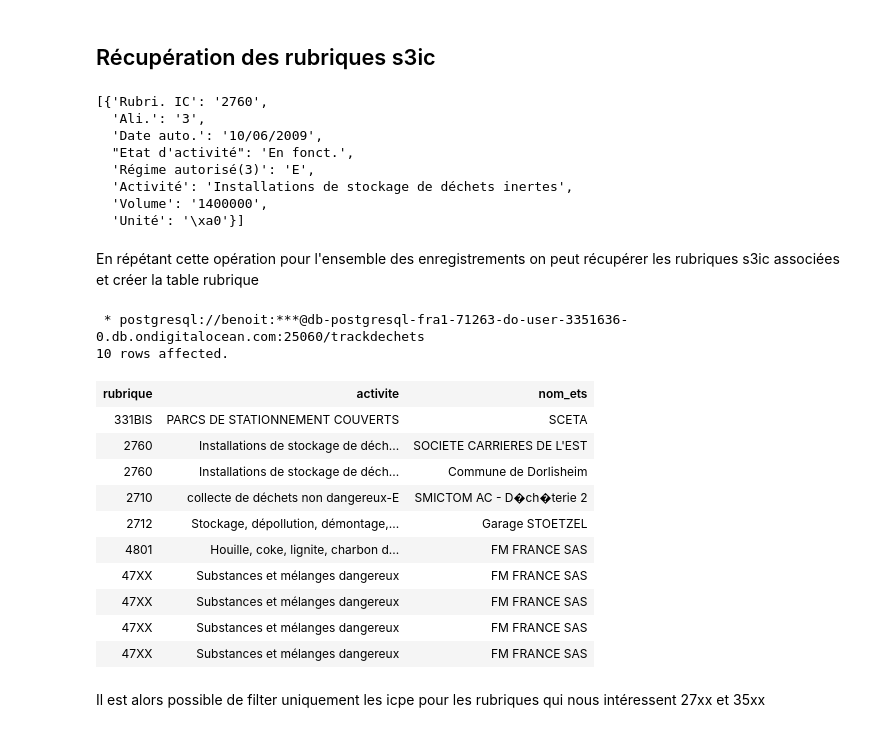
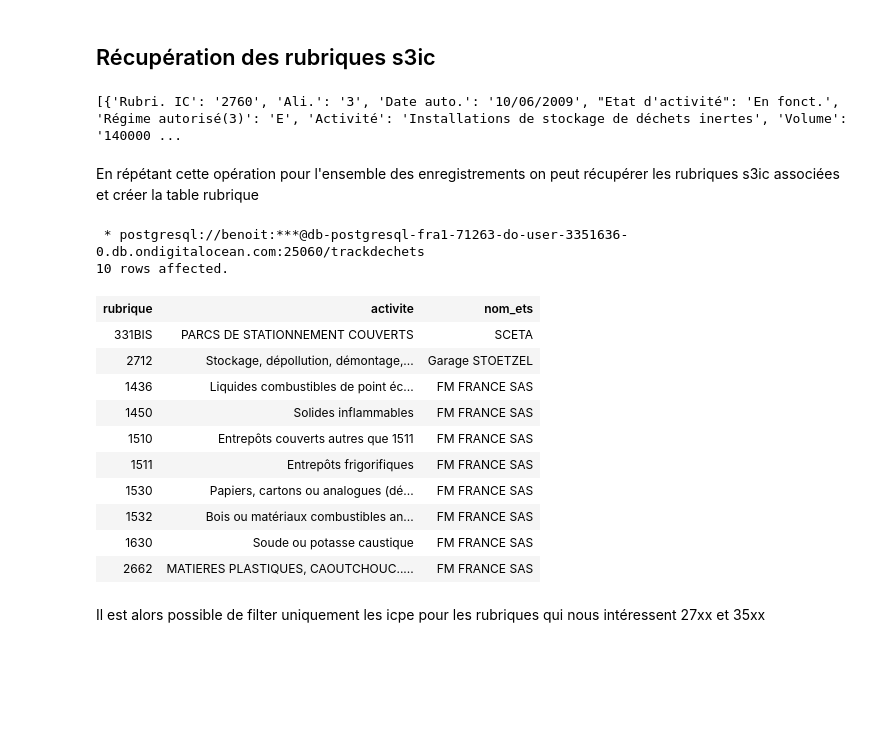
Before and after one commit to MTES-MCT/trackdechets-datascience, a Jupyter notebook: notebooks/trackdechets.ipynb, the cells around one changed output. Cells and saved outputs as stored; diff of their text form; code cells hidden in the pictures; blank space fills up the shorter version.

```diff
--- a/notebooks/trackdechets.ipynb
+++ b/notebooks/trackdechets.ipynb
@@ -89,17 +88,14 @@ from trackdechets.utils import parse_icpe_fiche_detail
 url = """
 http://www.installationsclassees.developpement-durable.gouv.fr
 /ficheEtablissement.php?champEtablBase=30&champEtablNumero=12015"""
-response = requests.get(url)
-parse_icpe_fiche_detail(response.text)
+scraper = IcpeScraper(url)
+with requests.Session() as session:
+    scraper.fetch_url(session)
+    scraper.parse()
+    scraper.find_rubriques()
+print(scraper.rubriques)
 # %% [output]
-[{'Rubri. IC': '2760',
-  'Ali.': '3',
-  'Date auto.': '10/06/2009',
-  "Etat d'activité": 'En fonct.',
-  'Régime autorisé(3)': 'E',
-  'Activité': 'Installations de stockage de déchets inertes',
-  'Volume': '1400000',
-  'Unité': '\xa0'}]
+[{'Rubri. IC': '2760', 'Ali.': '3', 'Date auto.': '10/06/2009', "Etat d'activité": 'En fonct.', 'Régime autorisé(3)': 'E', 'Activité': 'Installations de stockage de déchets inertes', 'Volume': '140000 ...
 # %% [markdown]
 En répétant cette opération pour l'ensemble des enregistrements
 on peut récupérer les rubriques s3ic associées et créer la table
@@ -107,27 +103,27 @@ rubrique
 # %%
 %%sql
 SELECT
     A.rubrique,
     A.activite,
     B.nom_ets
 FROM rubrique as A
 LEFT JOIN icpe as B
-ON A.icpe_id = B.id
+ON A.code_s3ic = B.code_s3ic
 LIMIT 10
 # %% [output]
  * postgresql://benoit:***@db-postgresql-fra1-71263-do-user-3351636-0.db.ondigitalocean.com:25060/trackdechets
 10 rows affected.
 | rubrique | activite | nom_ets |
 | 331BIS | PARCS DE STATIONNEMENT COUVERTS | SCETA |
-| 2760 | Installations de stockage de déch... | SOCIETE CARRIERES DE L'EST |
-| 2760 | Installations de stockage de déch... | Commune de Dorlisheim |
-| 2710 | collecte de déchets non dangereux-E | SMICTOM AC - D�ch�terie 2 |
 | 2712 | Stockage, dépollution, démontage,... | Garage STOETZEL |
-| 4801 | Houille, coke, lignite, charbon d... | FM FRANCE SAS |
-| 47XX | Substances et mélanges dangereux | FM FRANCE SAS |
-| 47XX | Substances et mélanges dangereux | FM FRANCE SAS |
-| 47XX | Substances et mélanges dangereux | FM FRANCE SAS |
-| 47XX | Substances et mélanges dangereux | FM FRANCE SAS |
+| 1436 | Liquides combustibles de point éc... | FM FRANCE SAS |
+| 1450 | Solides inflammables | FM FRANCE SAS |
+| 1510 | Entrepôts couverts autres que 1511 | FM FRANCE SAS |
+| 1511 | Entrepôts frigorifiques | FM FRANCE SAS |
+| 1530 | Papiers, cartons ou analogues (dé... | FM FRANCE SAS |
+| 1532 | Bois ou matériaux combustibles an... | FM FRANCE SAS |
+| 1630 | Soude ou potasse caustique | FM FRANCE SAS |
+| 2662 | MATIERES PLASTIQUES, CAOUTCHOUC..... | FM FRANCE SAS |
 # %% [markdown]
 Il est alors possible de filter uniquement les icpe
 pour les rubriques qui nous intéressent 27xx et 35xx
```
Also changed, not shown: parts of 21 cells of this notebook, 16 other files.
